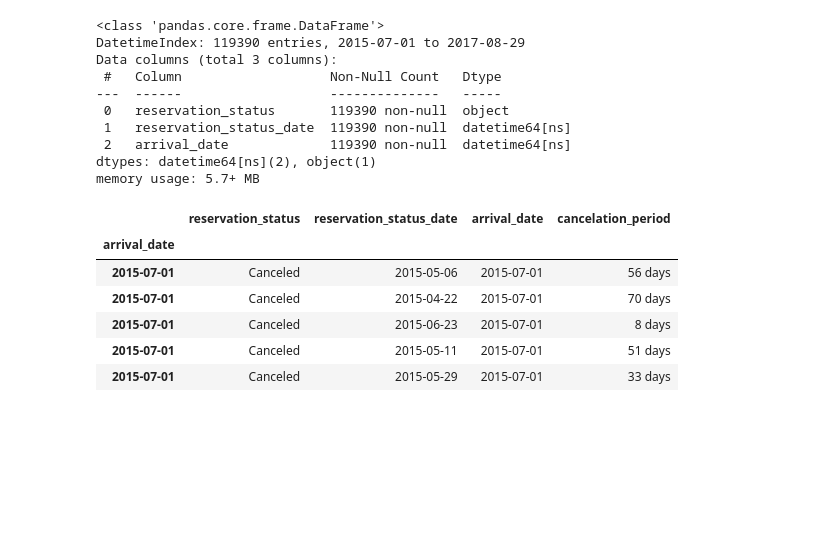
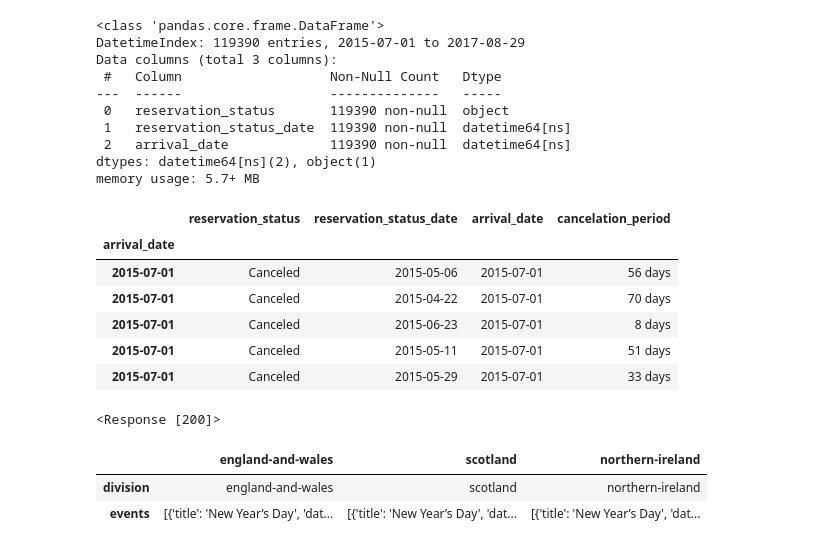
Before and after one commit to elainecorcoran1/UCDProject, a Jupyter notebook: hotel_bookings_v2.ipynb, the cells around one changed output. Cells and saved outputs as stored; diff of their text form; code cells hidden in the pictures; blank space fills up the shorter version.

```diff
--- a/hotel_bookings_v2.ipynb
+++ b/hotel_bookings_v2.ipynb
@@ -554,0 +545,4 @@ cancelations.head()
+# %%
+requests.get('https://www.gov.uk/bank-holidays.json')
+# %% [output]
+<Response [200]>
@@ -554,0 +551,8 @@ cancelations.head()
+# %%
+df = pd.DataFrame(holidays.json())
+# %%
+df
+# %% [output]
+|  | england-and-wales | scotland | northern-ireland |
+| division | england-and-wales | scotland | northern-ireland |
+| events | [{'title': 'New Year’s Day', 'dat... | [{'title': 'New Year’s Day', 'dat... | [{'title': 'New Year’s Day', 'dat... |
```
Also changed, not shown: parts of 8 cells of this notebook.
